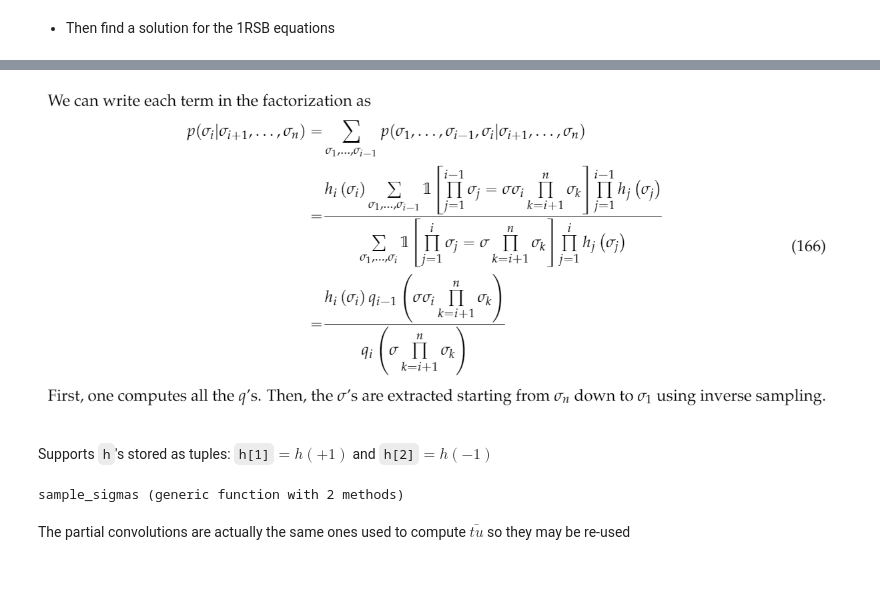
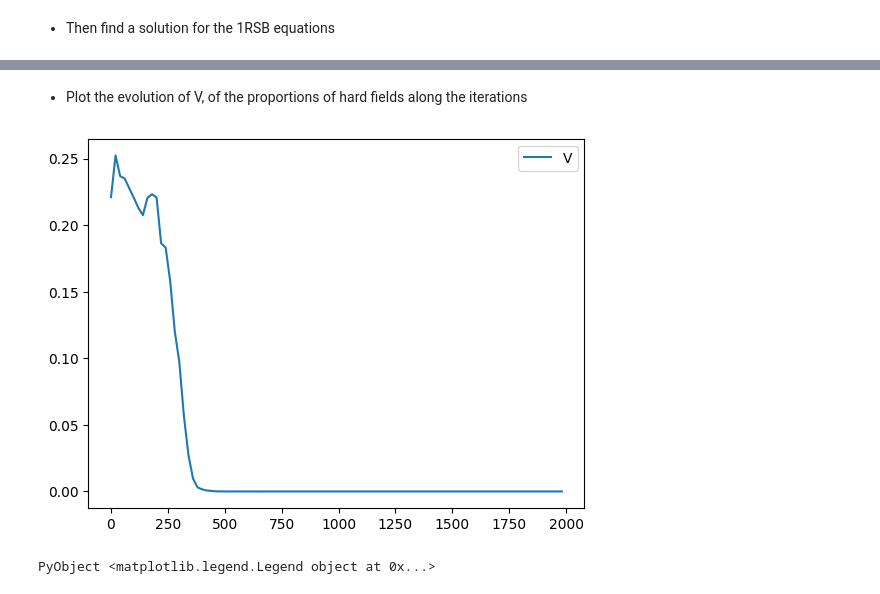
Before and after one commit to stecrotti/sourcecoding, a Jupyter notebook: notebooks/1RSB_entropic_m1.ipynb, the cells around one changed output, grey strips where cells are left out. Drawn from its saved outputs; the diff is of its cells as text; code cells hidden in the pictures.

Commit message:
updates on 1rsb entropic cavity equations

```diff
--- a/notebooks/1RSB_entropic_m1.ipynb
+++ b/notebooks/1RSB_entropic_m1.ipynb
@@ -361,9 +512,8 @@ q0=fill(NaN, 1:maxiter)
 V=fill(NaN, 1:maxiter)
 p1=fill((NaN, NaN), 1:maxiter)
 pm1=fill((NaN, NaN), 1:maxiter)
-maxiter=10^3
-xmin=10^(-50)
+maxiter=2*10^3
 ϵ=0.01
-popP, popQ, q0, V, p1, pm1 = RSB_entropic_m1(Λ, K, H, popP_RS, popQ_RS, maxiter=maxiter, popsize=popsize, ϵ=ϵ, xmin=xmin)
+popP, popQ, q0, V, p1, pm1 = RSB_entropic_m1(Λ, K, H, popP_RS, popQ_RS, maxiter=maxiter, popsize=popsize, ϵ=ϵ)
 popP
 # %% [output]
@@ -439,10 +579,0 @@ PyObject <matplotlib.legend.Legend object at 0x...>
-# %%
-q0=fill(NaN, 1:maxiter)
-V=fill(NaN, 1:maxiter)
-p1=fill((NaN, NaN), 1:maxiter)
-pm1=fill((NaN, NaN), 1:maxiter)
-maxiter=10^3
-xmin=10^(-50)
-ϵ=0.001
-popP, popQ, q0, V, p1, pm1 = RSB_entropic_m1(Λ, K, H, popP_RS, popQ_RS, maxiter=maxiter, popsize=popsize, ϵ=ϵ, xmin=xmin)
-popP
@@ -477,26 +580,10 @@ PyObject <matplotlib.legend.Legend object at 0x...>
-# %% [markdown]
-![image.png](attachment:image.png)
-# %% [markdown]
-Supports `h`'s stored as tuples: `h[1]`$=h(+1)$ and `h[2]`$=h(-1)$
-# %%
-function sample_sigmas(s::Int, h::Vector{Tuple{Float64,Float64}}, sigmas::Vector{Int}=ones(Int, length(h)))
-    n = length(h)
-    q = fill((0.0,0.0), 0:n)
-    q[0] = (1.0, 0.0)
-    for j in 1:n
-        q[j] = conv(q[j-1],h[j])
-    end
-    ss = (3-s)÷2   # convert (1,-1) to (1,2) because the elements of h and q are tuples
-    for j in n:-1:1
-        pjplus = h[j][1]*q[j-1][ss]/q[j][ss]
-        if rand() > pjplus
-            sigmas[j] = -1
-            ss = (3-ss)   # go 1<->2
-        end
-    end
-    sigmas
-end
-# %% [output]
-sample_sigmas (generic function with 2 methods)
-# %% [markdown]
-The partial convolutions are actually the same ones used to compute $\bar{tu}$ so they may be re-used
+# %% [markdown]
+* Plot the evolution of V, of the proportions of hard fields along the iterations
+# %%
+using PyPlot
+range = 1:20:maxiter
+plot(range, V[range], label="V")
+legend()
+# %% [output]
+[figure, added]
+PyObject <matplotlib.legend.Legend object at 0x...>
```
Also changed, not shown: parts of 77 cells of this notebook.
